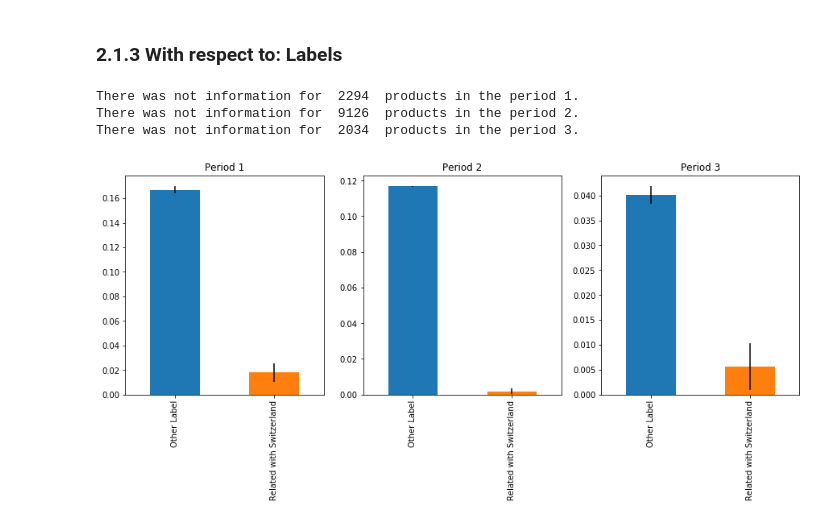
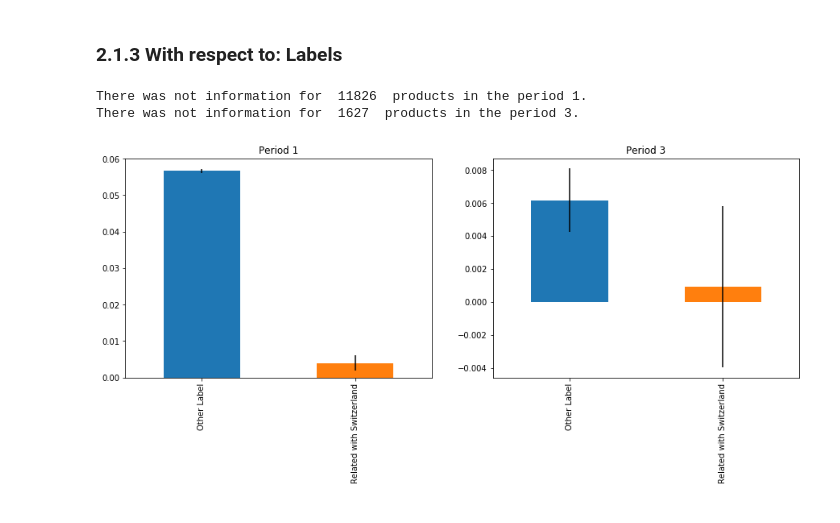
Before and after one commit to MrymZakani/ADA, a Jupyter notebook: LocalConsOverTime.ipynb, the cells around one changed output. Cells and saved outputs as stored; diff of their text form; code cells hidden in the pictures.

```diff
--- a/LocalConsOverTime.ipynb
+++ b/LocalConsOverTime.ipynb
@@ -81,0 +71,6 @@ All data before: 2018-11-23 08:40:49
+# %%
+rateOldInNew = 0.2
+old_products = len(foodSwitzerland[foodSwitzerland['created_datetime']<"2017-03-01 00:00:00"])
+print("Old products: ", old_products + (len(foodSwitzerland)-old_products)*(rateOldInNew))
+print("New products: ", (len(foodSwitzerland)-old_products)*(1-rateOldInNew))
+foodSwitzerland['created_datetime'].hist()
@@ -215,15 +165,10 @@ Text(0.5, 1.0, 'Pearson Corr. No Nan Switzerland origin and Other country origin
 # %% [markdown]
 First, bootstrapping for include confidence intervals to results
 # %%
-#Define vectores to store results
-pearson_100ite = np.zeros (100)
-pearsonNoNan_100ite = np.zeros (100)
 #before
 propSB_100ite = np.zeros (100)
 propOCB_100ite = np.zeros (100)
-#during
-propSD_100ite = np.zeros (100)
-propOCD_100ite = np.zeros (100)
+
 #after
 propSA_100ite = np.zeros (100)
 propOCA_100ite = np.zeros (100)
@@ -233,33 +178,16 @@ for iteration in range(0,100):
     temp_bef = foodSwitzerlandBef["manuCat"].sample(n=len(foodSwitzerlandBef), replace=True)
     propSB_100ite[iteration] = sum(temp_bef=="Switzerland")/len(foodSwitzerlandBef)
     propOCB_100ite[iteration] = sum(temp_bef=="Other country")/len(foodSwitzerlandBef)
-    #during
-    temp_dur = foodSwitzerlandDur["manuCat"].sample(n=len(foodSwitzerlandDur), replace=True)
-    propSD_100ite[iteration] = sum(temp_dur=="Switzerland")/len(foodSwitzerlandDur)
-    propOCD_100ite[iteration] = sum(temp_dur=="Other country")/len(foodSwitzerlandDur)
     #after
     temp_aft = foodSwitzerlandAft["manuCat"].sample(n=len(foodSwitzerlandAft), replace=True)
     propSA_100ite[iteration] = sum(temp_aft=="Switzerland")/len(foodSwitzerlandAft)
     propOCA_100ite[iteration] = sum(temp_aft=="Other country")/len(foodSwitzerlandAft)
 
-    #Relation of time evolution and difference of products in each categories
-    difpropB = propSB_100ite[iteration]-propOCB_100ite[iteration]
-    difpropD = propSB_100ite[iteration]-propOCD_100ite[iteration]
-    difpropA = propSB_100ite[iteration]-propOCA_100ite[iteration]
-    pearson_100ite[iteration] = np.corrcoef([difpropB,difpropD,difpropA],[1,2,3])[0][1]
-    ##scale so Nan effect is not a problem
-    minB = min(propSB_100ite[iteration],propOCB_100ite[iteration])
-    minD = min(propSD_100ite[iteration],propOCD_100ite[iteration])
-    minA = min(propSA_100ite[iteration],propOCA_100ite[iteration])
-    pearsonNoNan_100ite[iteration] = np.corrcoef([difpropB/minB,difpropD/minD,difpropA/minA],[1,2,3])[0][1]
 
 #Calculating standard deviation of count of each category
 SBstd = propSB_100ite.std()
 OCBstd = propOCB_100ite.std()
 #Calculating standard deviation of count of each category
-SDstd = propSD_100ite.std()
-OCDstd = propOCD_100ite.std()
-#Calculating standard deviation of count of each category
 SAstd = propSA_100ite.std()
 OCAstd = propOCA_100ite.std()
 # %%
@@ -357,27 +239,18 @@ SAstd = propSA_100ite.std()
 OCAstd = propOCA_100ite.std()
 # %%
 #Report information of NAN cases
-fig, axes = plt.subplots(nrows=1, ncols=3, figsize=(15,5))
+fig, axes = plt.subplots(nrows=1, ncols=2, figsize=(15,5))
 print("There was not information for ",len(foodSwitzerlandBef["labCat"])-sum(foodSwitzerlandBef["labCat"]=="Switzerland")-sum(foodSwitzerlandBef["labCat"]=="Other country")," products in the period 1.")
-print("There was not information for ",len(foodSwitzerlandDur["labCat"])-sum(foodSwitzerlandDur["labCat"]=="Switzerland")-sum(foodSwitzerlandDur["labCat"]=="Other country")," products in the period 2.")
 print("There was not information for ",len(foodSwitzerlandAft["labCat"])-sum(foodSwitzerlandAft["labCat"]=="Switzerland")-sum(foodSwitzerlandAft["labCat"]=="Other country")," products in the period 3.")
 
 #Plot origin of primary resources by periods
-plt.subplot(1,3,1)
-
-xB = [foodSwitzerlandBef["labCat"].value_counts()[0], foodSwitzerlandBef["labCat"].value_counts()[1]]
-xD = [foodSwitzerlandDur["labCat"].value_counts()[0], foodSwitzerlandDur["labCat"].value_counts()[1]]
-xA = [foodSwitzerlandAft["labCat"].value_counts()[1], foodSwitzerlandAft["labCat"].value_counts()[0]]
-
+plt.subplot(1,2,1)
 (foodSwitzerlandBef["labCat"].value_counts()/len(foodSwitzerlandBef["labCat"])).plot(kind='bar', yerr = [SBstd,OCBstd],title='Period 1')
-plt.subplot(1,3,2)
-(foodSwitzerlandDur["labCat"].value_counts()/len(foodSwitzerlandBef["labCat"])).plot(kind='bar', yerr = [SDstd,OCDstd],title='Period 2')
-plt.subplot(1,3,3)
+plt.subplot(1,2,2)
 (foodSwitzerlandAft["labCat"].value_counts()/len(foodSwitzerlandBef["labCat"])).plot(kind='bar', yerr = [SAstd,OCAstd],title='Period 3')
 
 plt.show()
 # %% [output]
-There was not information for  2294  products in the period 1.
-There was not information for  9126  products in the period 2.
-There was not information for  2034  products in the period 3.
+There was not information for  11826  products in the period 1.
+There was not information for  1627  products in the period 3.
-[figure, old version]
+[figure, new version]
```
Also changed, not shown: parts of 18 cells of this notebook.
